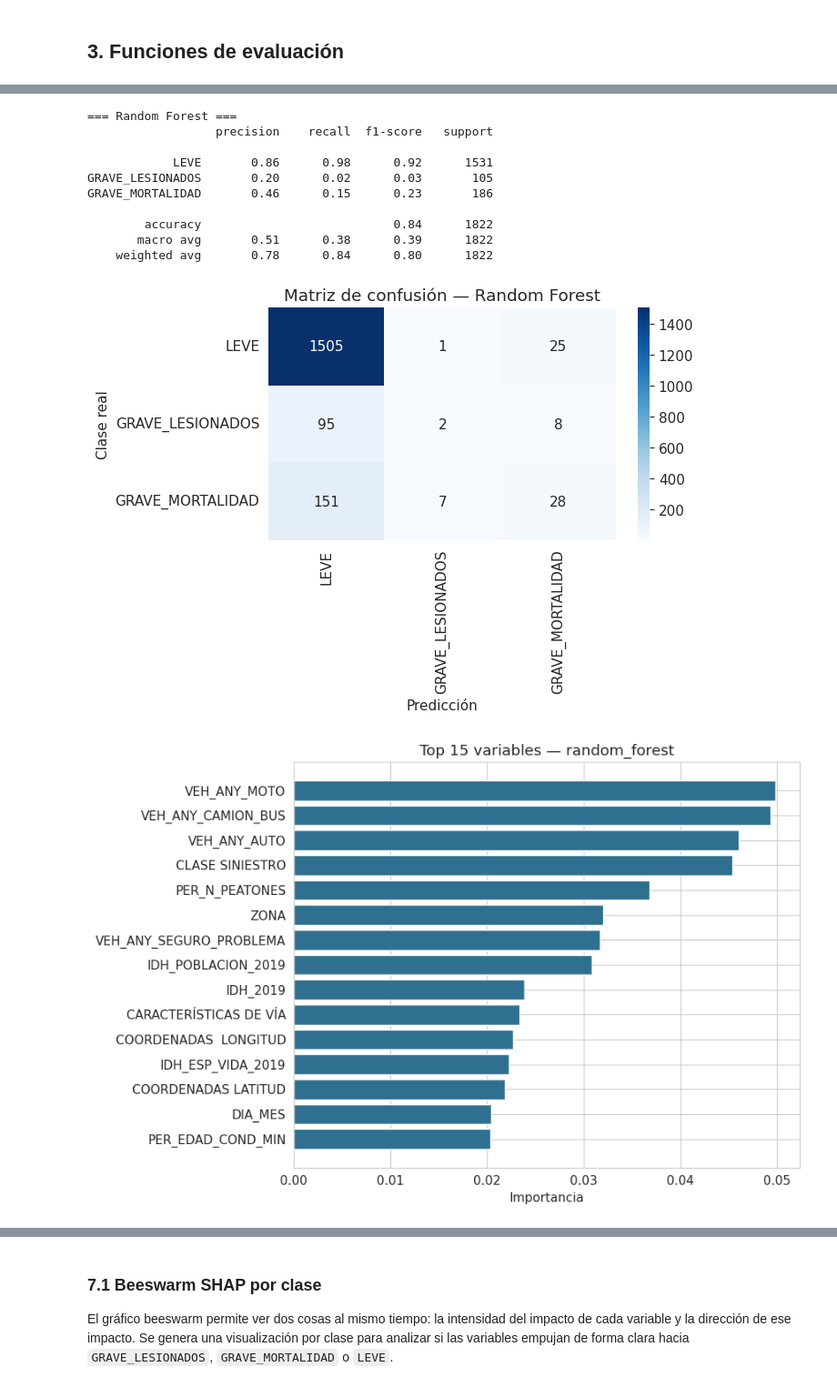
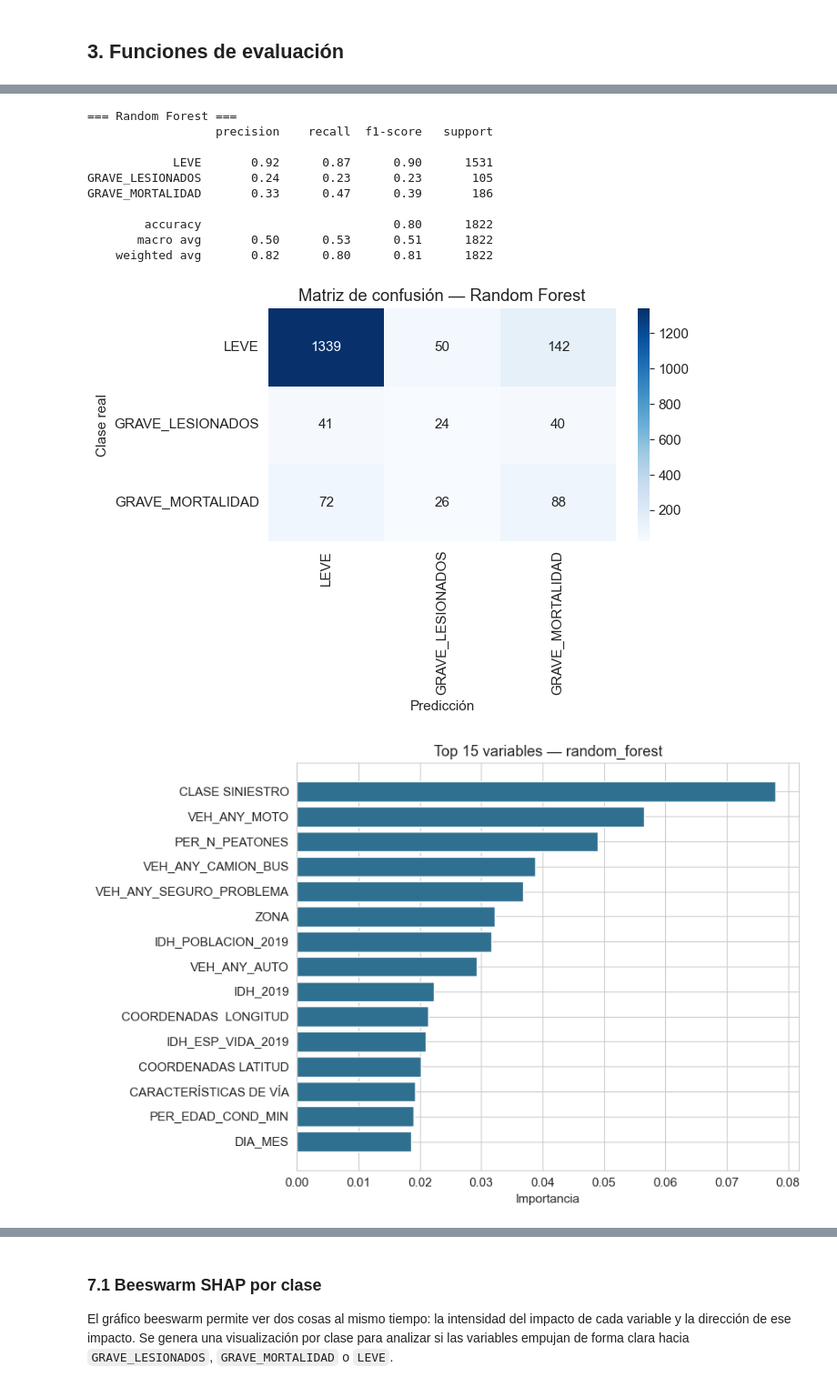
Before and after one commit to veliz-a/siniestros-fatales-peru-ml, a Jupyter notebook: notebooks/04_modelado_supervisado.ipynb, the cells around one changed output, grey strips where cells are left out. Shown at 91% size. Saved outputs shown, nothing was run; the diff lists cells and outputs as text; code cells hidden in the pictures.

Commit message:
Mejorar NB04 con tuning, validacion y analisis de errores

```diff
--- a/notebooks/04_modelado_supervisado.ipynb
+++ b/notebooks/04_modelado_supervisado.ipynb
@@ -18,6 +18,7 @@ import numpy as np
 import pandas as pd
 import seaborn as sns
 
+from sklearn.base import clone
 from sklearn.ensemble import RandomForestClassifier
 from sklearn.metrics import (
     accuracy_score,
@@ -26,7 +27,8 @@ from sklearn.metrics import (
     precision_recall_fscore_support,
     roc_auc_score,
 )
-from sklearn.model_selection import train_test_split
+from sklearn.model_selection import GridSearchCV, RandomizedSearchCV, StratifiedKFold, train_test_split
+from sklearn.utils.class_weight import compute_sample_weight
 
 warnings.filterwarnings('ignore')
 sns.set_style('whitegrid')
@@ -47,6 +49,13 @@ except ImportError:
     SHAP_DISPONIBLE = False
     print('SHAP no está instalado. Ejecutar: pip install shap')
 
+try:
+    import optuna
+    OPTUNA_DISPONIBLE = True
+except ImportError:
+    OPTUNA_DISPONIBLE = False
+    print('Optuna no está instalado. Ejecutar: pip install optuna')
+
 ROOT = Path.cwd().resolve()
 if ROOT.name == 'notebooks':
     ROOT = ROOT.parent
@@ -248,28 +651,25 @@ def guardar_importancias(nombre_modelo, modelo, columnas):
 # %%
 rf = RandomForestClassifier(
-    n_estimators=300,
-    max_depth=None,
-    min_samples_split=5,
-    min_samples_leaf=2,
     random_state=RANDOM_STATE,
     n_jobs=-1,
+    **rf_parametros_finales,
 )
 
 rf.fit(X_train, y_train)
 metricas_rf, y_pred_rf, y_proba_rf = evaluar_modelo('Random Forest', rf, X_test, y_test)
-guardar_matriz_confusion('confusion_random_forest.png', y_test, y_pred_rf, 'Matriz de confusión — Random Forest')
+cm_rf = guardar_matriz_confusion('confusion_random_forest.png', y_test, y_pred_rf, 'Matriz de confusión — Random Forest')
 importancias_rf = guardar_importancias('random_forest', rf, X_train.columns)
 # %% [output]
 === Random Forest ===
                   precision    recall  f1-score   support
 
-            LEVE       0.86      0.98      0.92      1531
-GRAVE_LESIONADOS       0.20      0.02      0.03       105
-GRAVE_MORTALIDAD       0.46      0.15      0.23       186
+            LEVE       0.92      0.87      0.90      1531
+GRAVE_LESIONADOS       0.24      0.23      0.23       105
+GRAVE_MORTALIDAD       0.33      0.47      0.39       186
 
-        accuracy                           0.84      1822
-       macro avg       0.51      0.38      0.39      1822
-    weighted avg       0.78      0.84      0.80      1822
+        accuracy                           0.80      1822
+       macro avg       0.50      0.53      0.51      1822
+    weighted avg       0.82      0.80      0.81      1822
-[figure, old version]
+[figure, new version]
-[figure, old version]
+[figure, new version]
 # %% [markdown]
```
Also changed, not shown: parts of 22 cells of this notebook, 22 other files.
